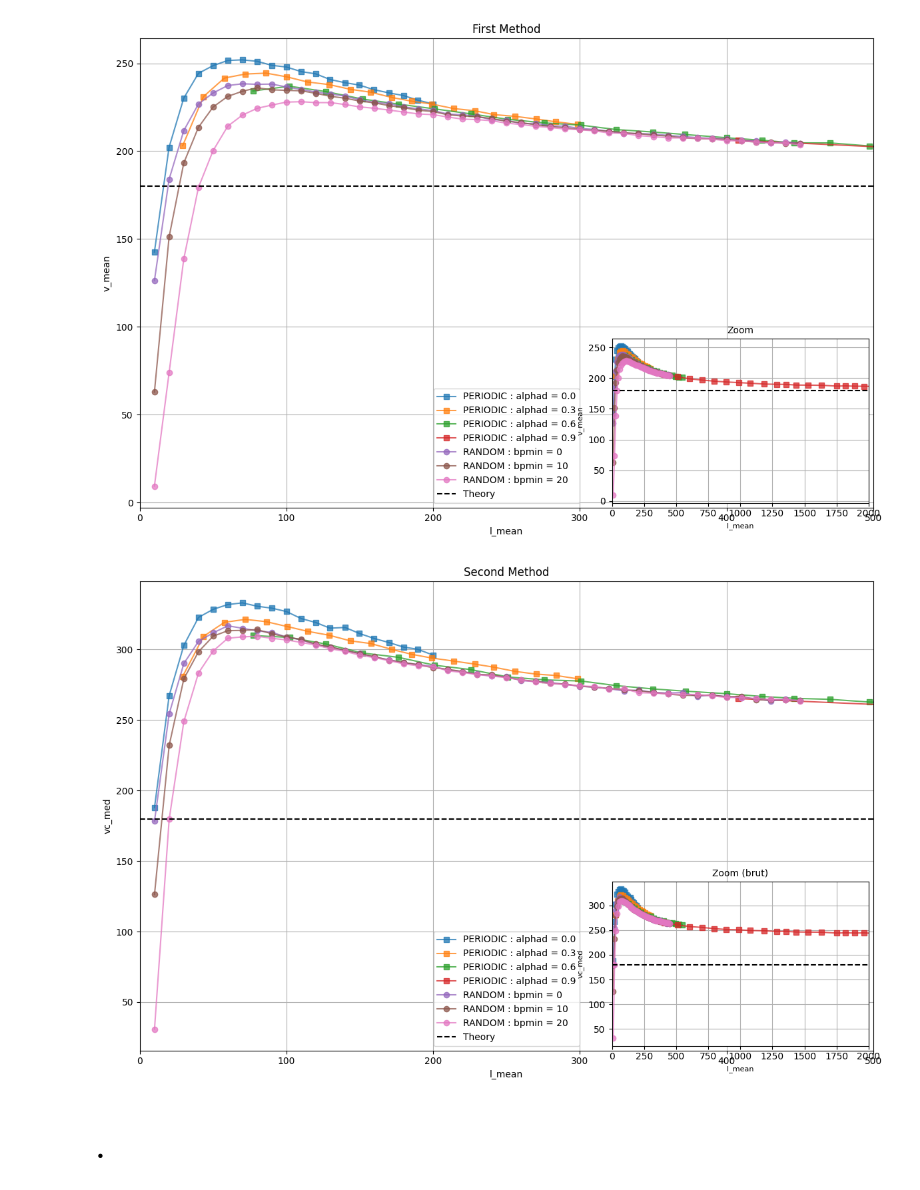
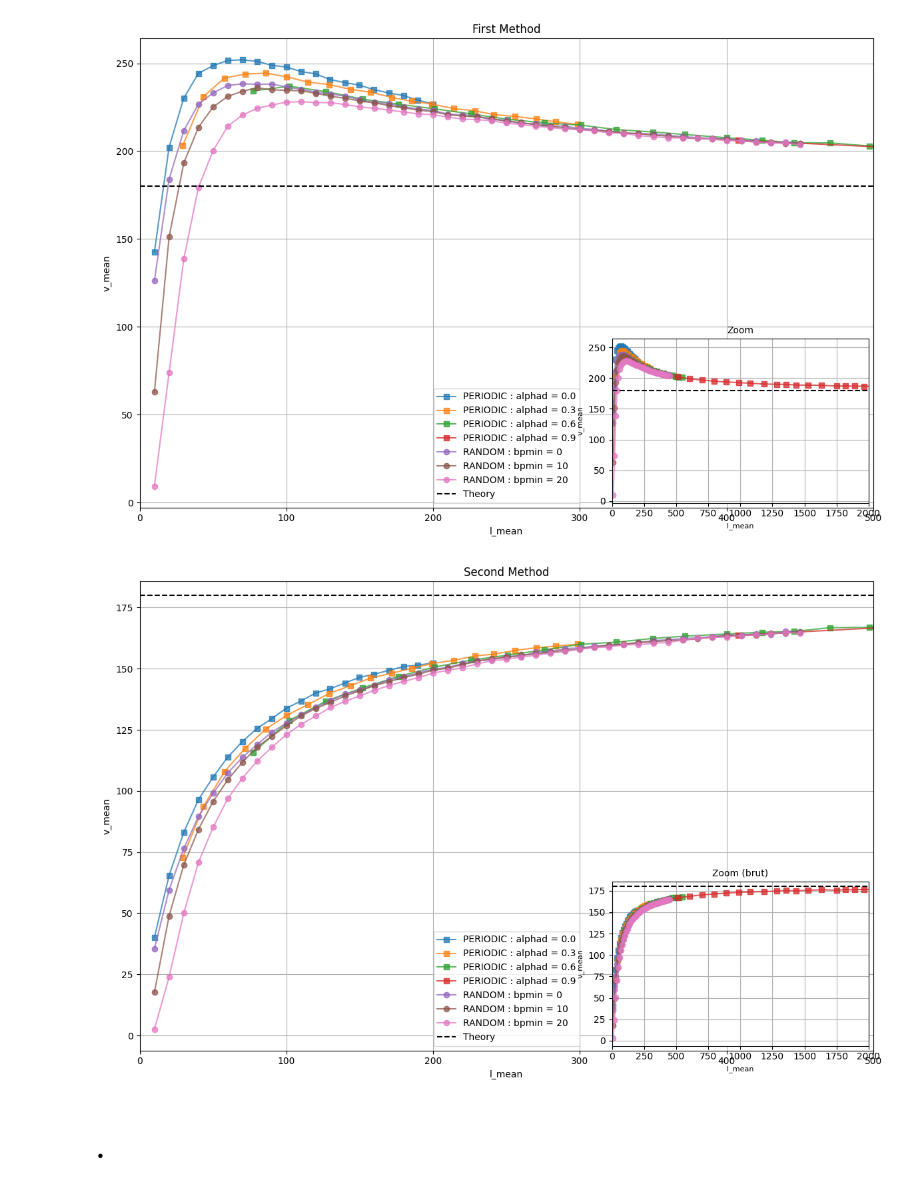
Before and after one commit to npelletbossot/Workspace, a Jupyter notebook: notebooks/one_step/post_processing/compaction.ipynb, the cells around one changed output. Cells and saved outputs as stored; diff of their text form; code cells hidden in the pictures.

```diff
--- a/notebooks/one_step/post_processing/compaction.ipynb
+++ b/notebooks/one_step/post_processing/compaction.ipynb
@@ -662,7 +662,7 @@ plt.show()
 # FIGURE - SECOND METHOD
 # ─────────────────────────────────────────────
 
-v_to_plot   = "vc_med"
+v_to_plot   = "v_mean"
 theo_value  = mu_selected
 
 
@@ -690,33 +690,33 @@ ax.set_xlabel("l_mean")
 ax.set_ylabel(v_to_plot)
 ax.legend(loc="lower center")
 ax.grid(True)
 
 
 # ── Inset ─────────────────────────────────────
 
 ax_inset = inset_axes(ax, width="35%", height="35%", loc="lower right")
 
 for group in df_periodic.partition_by("alphad", as_dict=False):
     l_mean  = group["l_mean"].to_numpy()
     vc      = group[v_to_plot].to_numpy()
     ax_inset.plot(l_mean, vc, marker="s", ls="-", alpha=0.75)
 
 for group in df_random.partition_by("bpmin", as_dict=False):
     l_mean  = group["l"].to_numpy()
     vc      = group[v_to_plot].to_numpy()
     ax_inset.plot(l_mean, vc, marker="o", ls="-", alpha=0.75)
 
 ax_inset.axhline(theo_value, c="k", ls="--", label="Theory")
 ax_inset.set_xlim([0, xlim_sub])
 ax_inset.set_xlabel("l_mean", fontsize=8)
 ax_inset.set_ylabel(v_to_plot, fontsize=8)
 ax_inset.set_title("Zoom (brut)", fontsize=10)
 ax_inset.grid(True)
 
 
 plt.tight_layout()
 plt.show()
 # %% [output]
-[figure, old version]
+[figure, new version]
 # %% [markdown]
 # .
```
Also changed, not shown: 5 other files.
